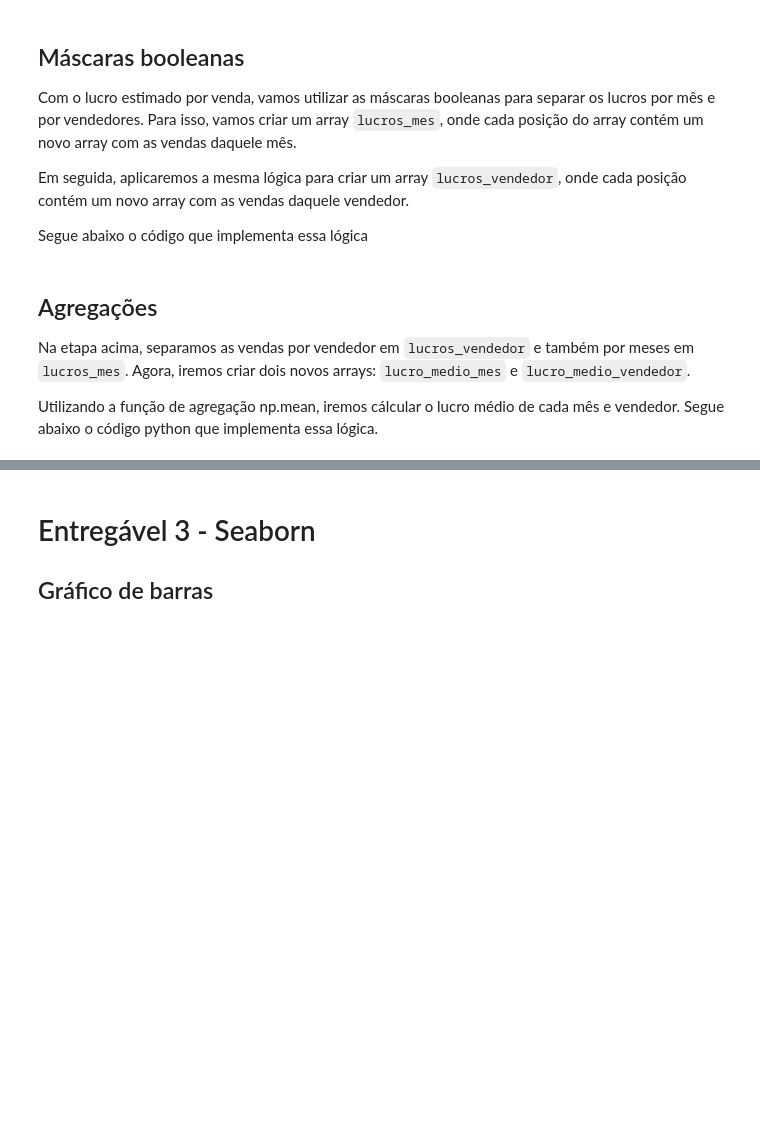
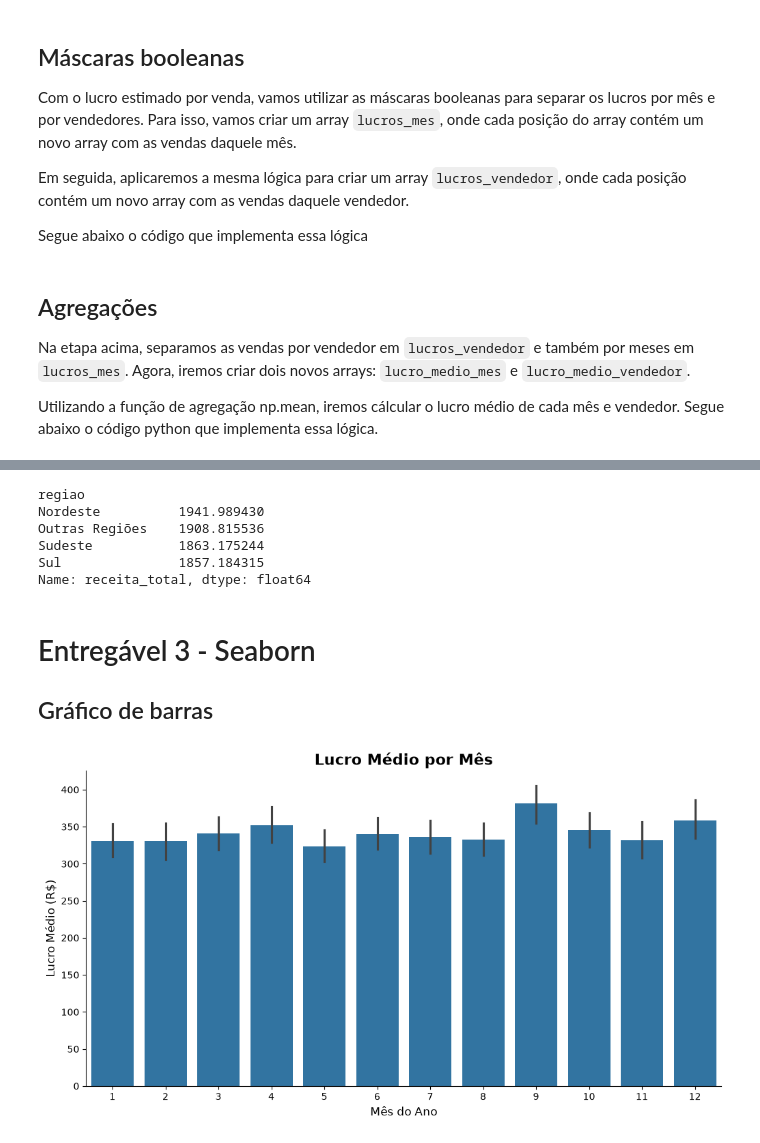
Before and after one commit to UFRJ-Analytica/ufrj-analytica-training, a Jupyter notebook: entregaveis/notebooks/luiz_paulo.ipynb, the cells around one changed output, grey strips where cells are left out. Saved outputs shown, nothing was run; the diff lists cells and outputs as text; code cells hidden in the pictures; blank space fills up the shorter version.

```diff
--- a/entregaveis/notebooks/luiz_paulo.ipynb
+++ b/entregaveis/notebooks/luiz_paulo.ipynb
@@ -107,0 +263,7 @@ A visualização para o lucro médio por mês e vendedor está disponível na se
+# %%
+mascara_margem_nula = df['margem_pct'].isna()
+
+margem_real_array = (lucro_estimado / custo_total) * 100
+
+#sobreescrevendo os nulos
+df.loc[mascara_margem_nula, 'margem_pct'] = margem_real_array[mascara_margem_nula]
@@ -107,0 +274,2 @@ A visualização para o lucro médio por mês e vendedor está disponível na se
+# %%
+df['lucro_estimado'] = lucro_estimado
@@ -107,0 +278,2 @@ A visualização para o lucro médio por mês e vendedor está disponível na se
+# %%
+df['ano'] = df['data_venda'].dt.year
@@ -107,0 +282,2 @@ A visualização para o lucro médio por mês e vendedor está disponível na se
+# %%
+df['dia'] = df['data_venda'].dt.day
@@ -108,4 +372,58 @@ A visualização para o lucro médio por mês e vendedor está disponível na se
+# %%
+
+
+#criando a tabela auxiliar
+dados_regioes = {
+    'cidade': ['são paulo', 'rio de janeiro', 'belo horizonte', 'curitiba', 'porto alegre', 'salvador', 'recife'],
+    'regiao': ['Sudeste', 'Sudeste', 'Sudeste', 'Sul', 'Sul', 'Nordeste', 'Nordeste']
+}
+#convertendo para datafrrame
+df_regioes = pd.DataFrame(dados_regioes)
+
+#fazendo o left join para não perdermos as linhas das cidades que não estão na tabela original
+df_final = df.merge(df_regioes, on='cidade', how='left')
+
+#tratando os nulos gerados pelo left join
+df_final['regiao'] = df_final['regiao'].fillna('Outras Regiões')
+
+#mostrando a receita média por região com groupby
+receita_por_regiao = df_final.groupby('regiao')['receita_total'].mean().sort_values(ascending=False)
+
+display(receita_por_regiao)
+# %% [output]
+regiao
+Nordeste          1941.989430
+Outras Regiões    1908.815536
+Sudeste           1863.175244
+Sul               1857.184315
+Name: receita_total, dtype: float64
 # %% [markdown]
 # Entregável 3 - Seaborn
 
 ## Gráfico de barras
+# %%
+import matplotlib.pyplot as plt
+import seaborn as sns
+import numpy as np
+
+#ajustando o tamanho da figura
+plt.figure(figsize=(12, 6))
+
+ax = sns.barplot(
+    data=df,
+    x='mes',
+    y='lucro_estimado',
+)
+
+plt.title('Lucro Médio por Mês', fontsize=16, fontweight='bold')
+plt.xlabel('Mês do Ano', fontsize=12)
+plt.ylabel('Lucro Médio (R$)', fontsize=12)
+
+plt.xticks(rotation=0)
+
+sns.despine()
+
+
+plt.show()
+# %% [output]
+[figure, added]
```
Also changed, not shown: parts of 38 cells of this notebook.
